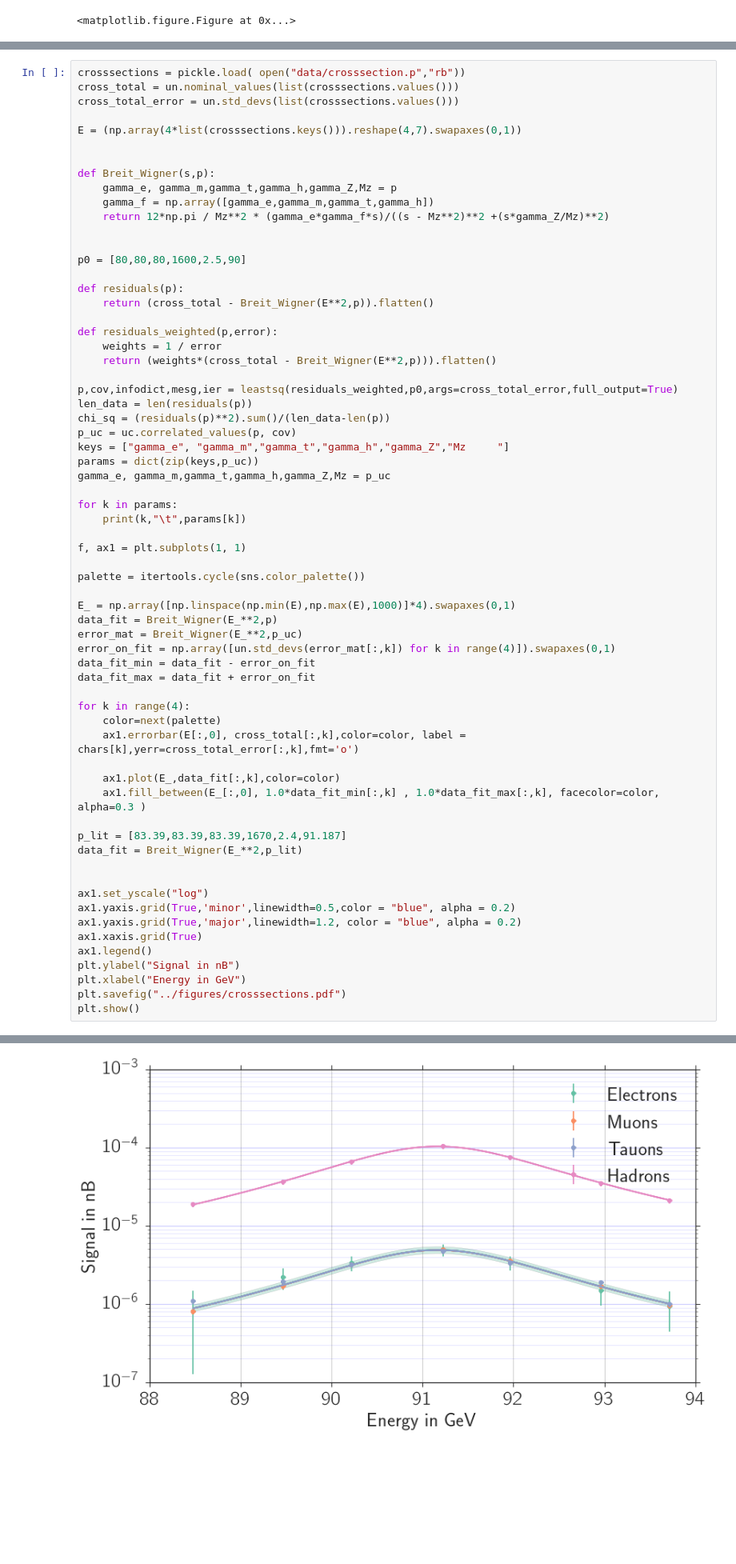
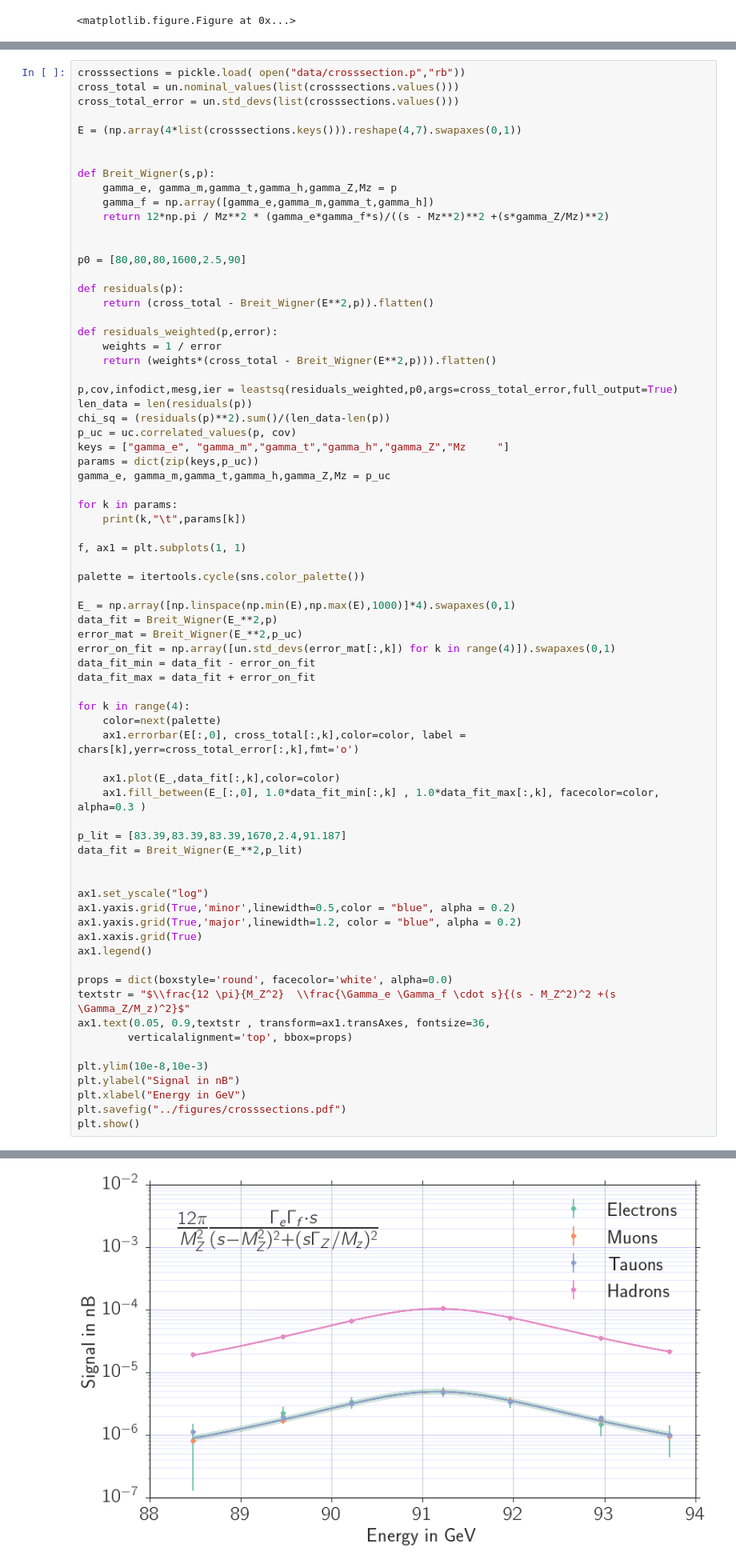
Before and after one commit to Bondzio/fp, a Jupyter notebook: Z0/analysis/Total_crosssection.ipynb, the cells around one changed output, grey strips where cells are left out. Shown at 80% size. Cells and saved outputs as stored; diff of their text form; blank space fills up the shorter version.

```diff
--- a/Z0/analysis/Total_crosssection.ipynb
+++ b/Z0/analysis/Total_crosssection.ipynb
@@ -102,6 +102,13 @@ ax1.yaxis.grid(True,'minor',linewidth=0.5,color = "blue", alpha = 0.2)
 ax1.yaxis.grid(True,'major',linewidth=1.2, color = "blue", alpha = 0.2)
 ax1.xaxis.grid(True)
 ax1.legend()
+
+props = dict(boxstyle='round', facecolor='white', alpha=0.0)
+textstr = "$\\frac{12 \pi}{M_Z^2}  \\frac{\Gamma_e \Gamma_f \cdot s}{(s - M_Z^2)^2 +(s \Gamma_Z/M_z)^2}$"
+ax1.text(0.05, 0.9,textstr , transform=ax1.transAxes, fontsize=36,
+        verticalalignment='top', bbox=props)
+
+plt.ylim(10e-8,10e-3)
 plt.ylabel("Signal in nB")
 plt.xlabel("Energy in GeV")
 plt.savefig("../figures/crosssections.pdf")
@@ -115,5 +122,5 @@ Mz               91.186+/-0.008
 gamma_h          1.78+/-0.09
-[figure, old version]
+[figure, new version]
 # %%
 crosssections = pickle.load( open("data/crosssection.p","rb"))
 cross_total = un.nominal_values(list(crosssections.values()))
```
Also changed, not shown: parts of 20 cells of this notebook, 15 other files.
